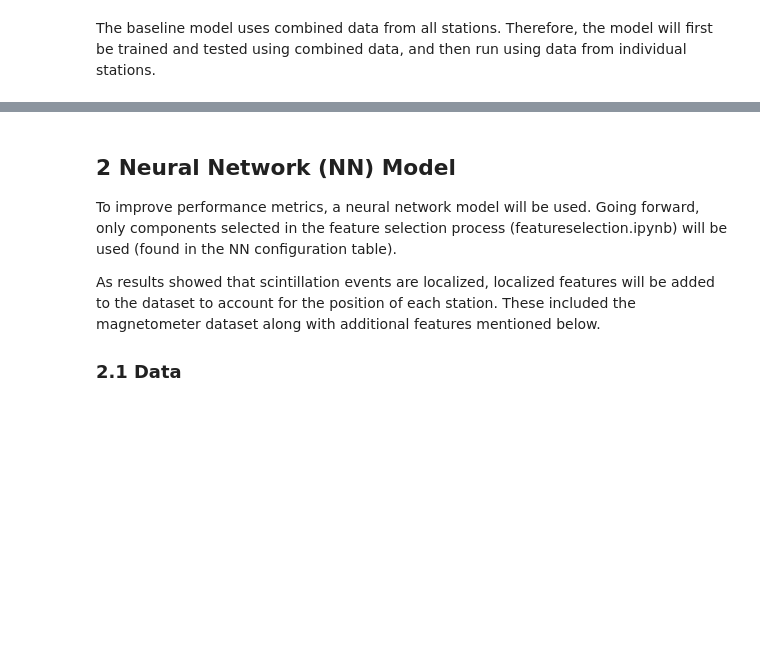
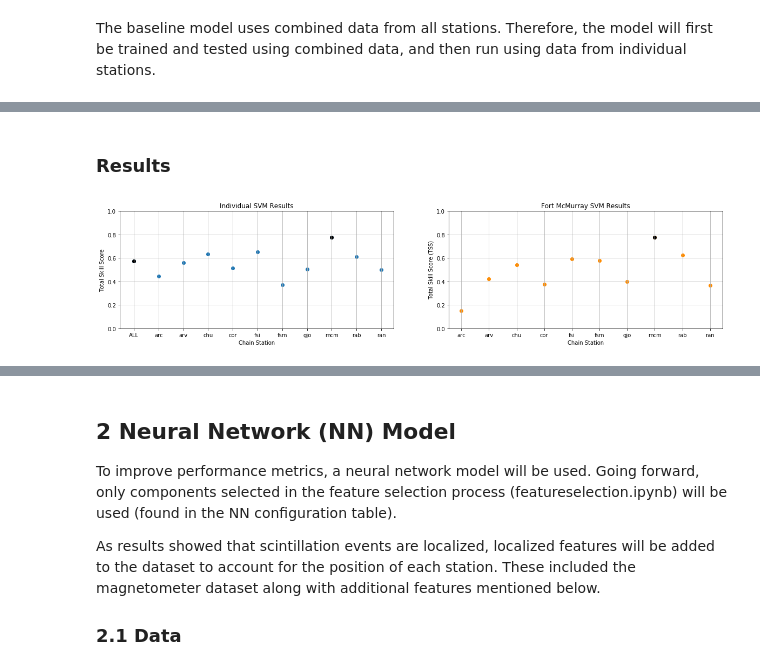
Before and after one commit to kxcontrib/space-weather, a Jupyter notebook: spaceweather.ipynb, the cells around one changed output, grey strips where cells are left out. Cells and saved outputs as stored; diff of their text form; code cells hidden in the pictures; blank space fills up the shorter version.

```diff
--- a/spaceweather.ipynb
+++ b/spaceweather.ipynb
@@ -409,0 +398,6 @@ MCM   gri sigPhiVer1hr 88.58502 11.41498  0         0        88.69048    -0.1130
+# %% [markdown]
+### Results
+# %%
+resplot[svmRes;mcmRes]
+# %% [output]
+[figure, added]
```
Also changed, not shown: parts of 53 cells of this notebook.
